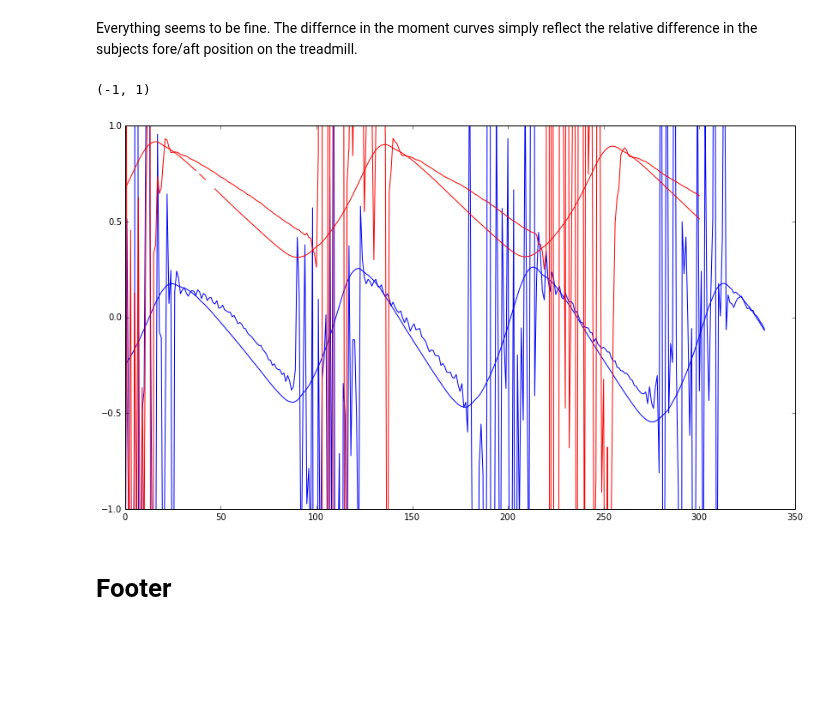
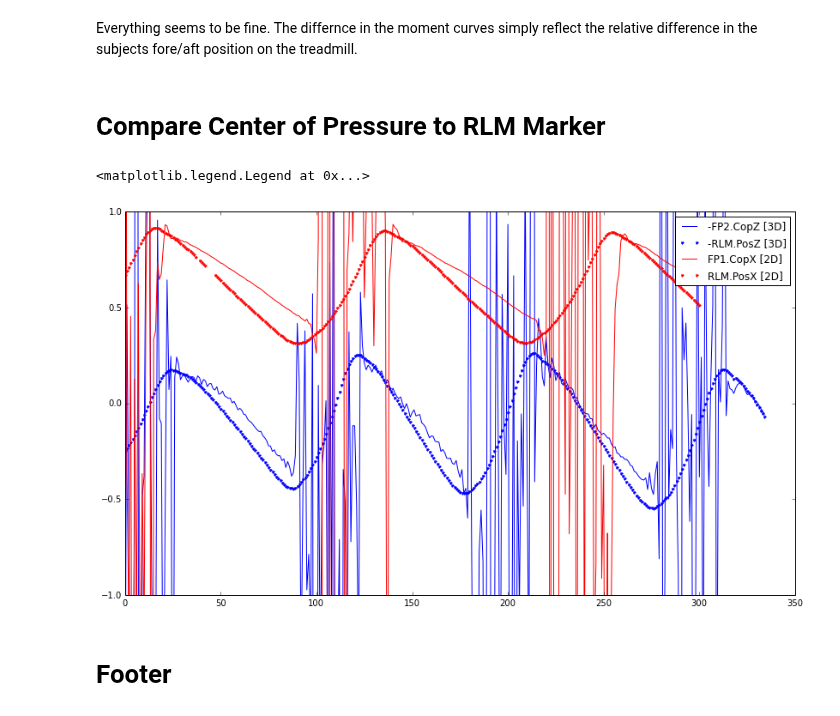
Before and after one commit to csu-hmc/gait-control-direct-id-paper, a Jupyter notebook: notebooks/find_moment_error.ipynb, the cells around one changed output. Cells and saved outputs as stored; diff of their text form; code cells hidden in the pictures; blank space fills up the shorter version.

Commit message:
Added labels to Cop plot.

```diff
--- a/notebooks/find_moment_error.ipynb
+++ b/notebooks/find_moment_error.ipynb
@@ -176,17 +176,20 @@ for marker in markers:
 [figure]
 # %% [markdown]
 Everything seems to be fine. The differnce in the moment curves simply reflect the relative difference in the subjects fore/aft position on the treadmill.
+# %% [markdown]
+# Compare Center of Pressure to RLM Marker
 # %%
 df['FP1.CopX'] = df['FP1.MomZ'] / df['FP1.ForY']
 # %%
-plt.plot(-walking_data.raw_data['FP2.CopZ'][265:600], color='blue')
-plt.plot(walking_data.raw_data['NegativeRLM.PosZ'][265:600], color='blue')
-plt.plot(df['FP1.CopX'], color='red')
-plt.plot(df['RLM.PosX'], color='red')
+plt.plot(-walking_data.raw_data['FP2.CopZ'][265:600], 'b-', label='-FP2.CopZ [3D]')
+plt.plot(walking_data.raw_data['NegativeRLM.PosZ'][265:600], 'b.', label='-RLM.PosZ [3D]')
+plt.plot(df['FP1.CopX'], 'r-', label='FP1.CopX [2D]')
+plt.plot(df['RLM.PosX'], 'r.', label='RLM.PosX [2D]')
 plt.ylim((-1, 1))
+plt.legend()
 # %% [output]
-(-1, 1)
+<matplotlib.legend.Legend at 0x...>
-[figure, old version]
+[figure, new version]
 # %% [markdown]
 # Footer
 # %%
```
Also changed, not shown: parts of 6 cells of this notebook.
